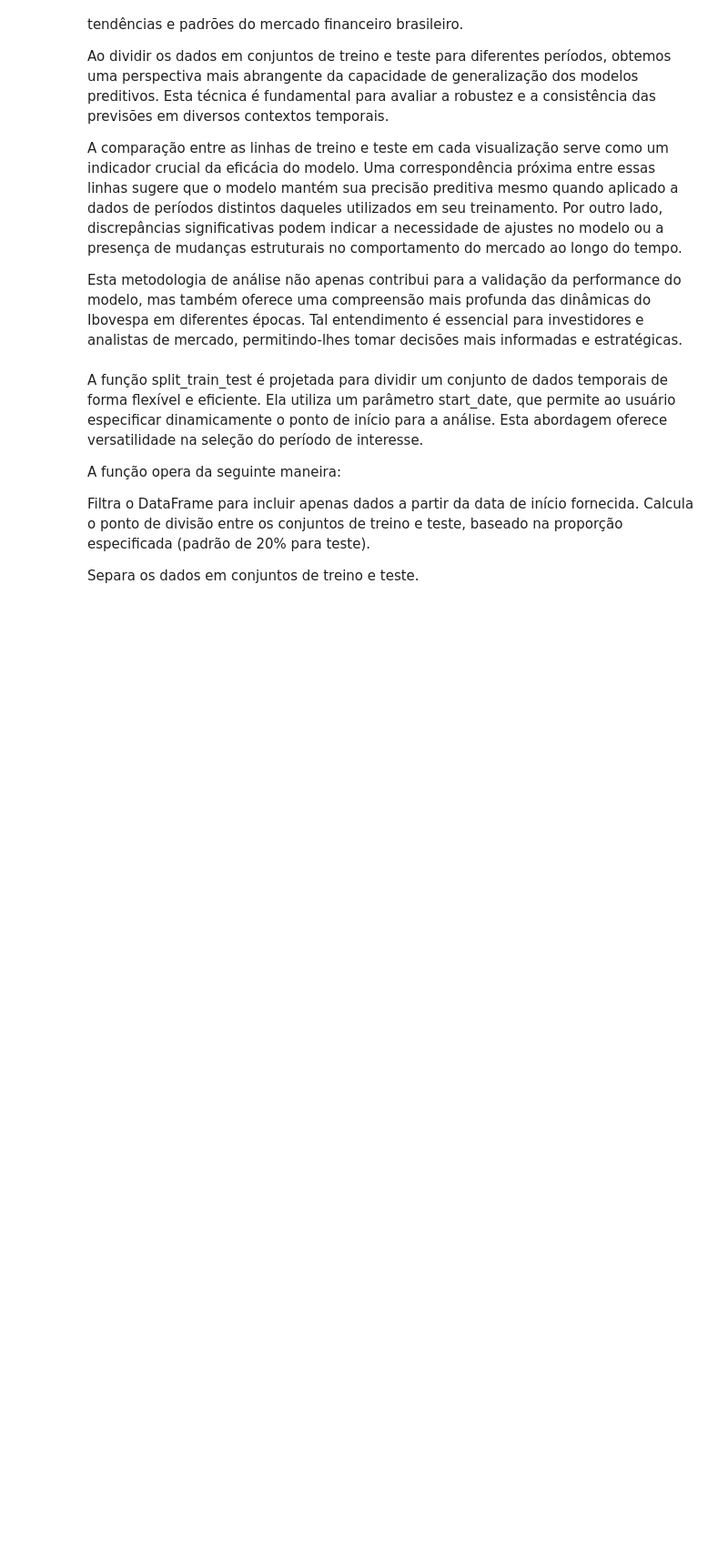
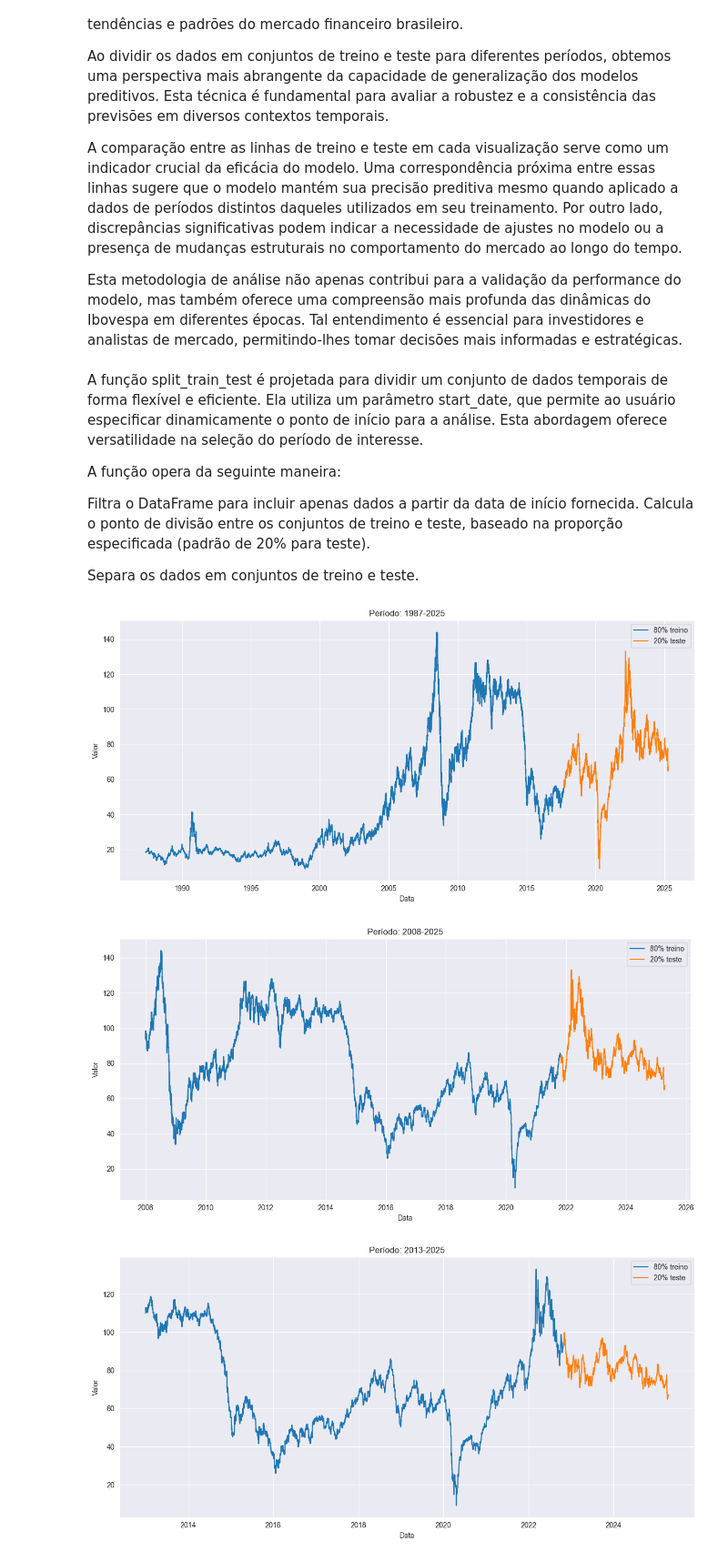
Before and after one commit to MichaelYuri/Brent-vision, a Jupyter notebook: notebooks/inicial.ipynb, the cells around one changed output. Shown at 91% size. Cells and saved outputs as stored; diff of their text form; code cells hidden in the pictures; blank space fills up the shorter version.

Commit message:
teste estatistico

```diff
--- a/notebooks/inicial.ipynb
+++ b/notebooks/inicial.ipynb
@@ -517,3 +517,20 @@ Filtra o DataFrame para incluir apenas dados a partir da data de início forneci
 Separa os dados em conjuntos de treino e teste.
 # %%
 dfs = [split_train_test(df1, start_date) for start_date in start_dates]
+# %%
+for i, (df_train, df_test) in enumerate(dfs):
+    fig, ax = plt.subplots(figsize=(12, 6))
+
+    sns.lineplot(data=df_train, x='ds', y='y', label='80% treino', ax=ax)
+    sns.lineplot(data=df_test, x='ds', y='y', label='20% teste', ax=ax)
+
+    ax.set_title(f'Período: {start_dates[i].year}-2025')
+    ax.set_xlabel('Data')
+    ax.set_ylabel('Valor')
+    plt.legend()
+    plt.tight_layout()
+    plt.show()
+# %% [output]
+[figure, added]
+[figure, added]
+[figure, added]
```
Also changed, not shown: parts of 14 cells of this notebook.
